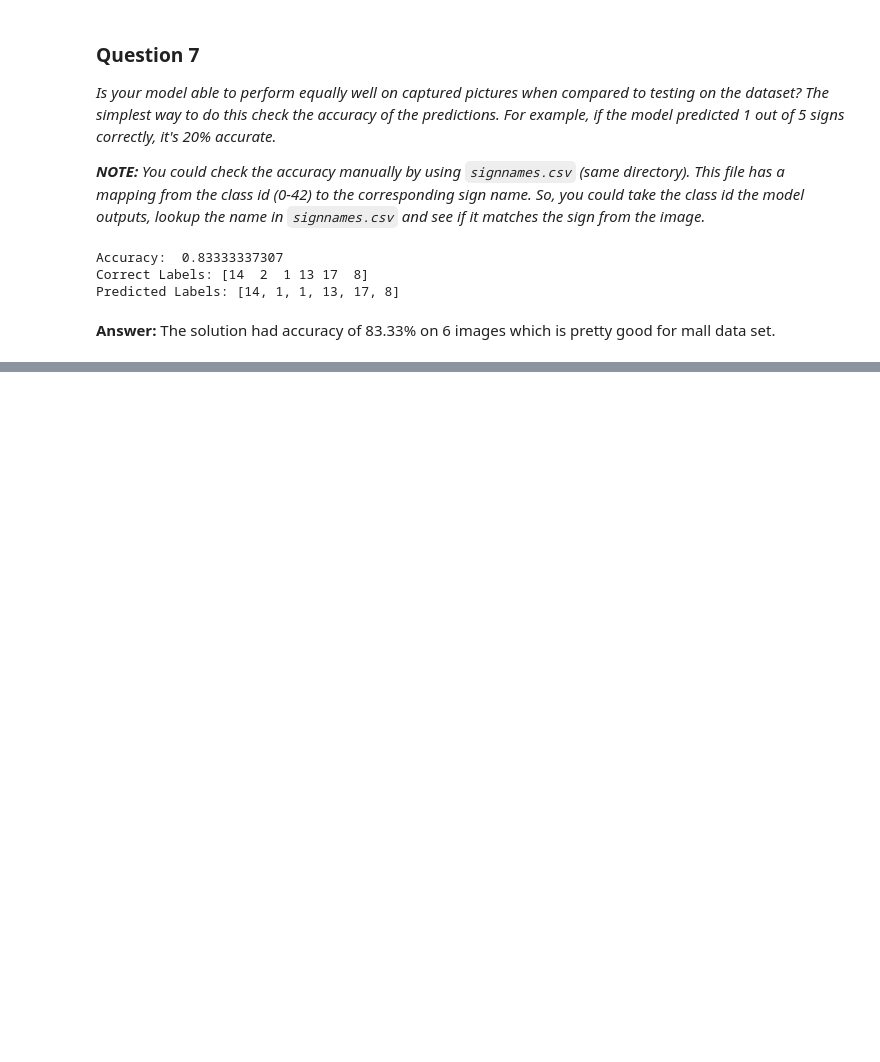
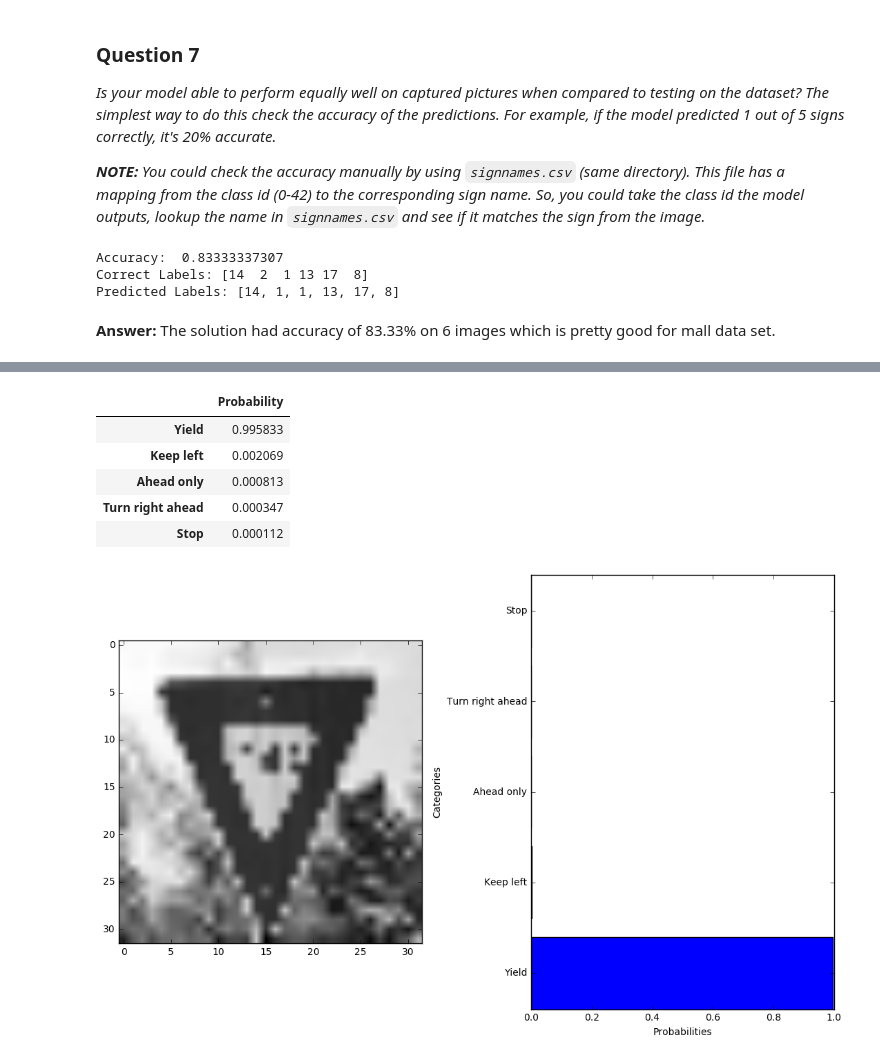
Before and after one commit to kalyanramu/CarND-TrafficSignLab, a Jupyter notebook: Traffic_Sign_Classifier-HW.ipynb, the cells around one changed output, grey strips where cells are left out. Cells and saved outputs as stored; diff of their text form; code cells hidden in the pictures; blank space fills up the shorter version.

```diff
--- a/Traffic_Sign_Classifier-HW.ipynb
+++ b/Traffic_Sign_Classifier-HW.ipynb
@@ -572,0 +619,11 @@ Even the image was misclassified as 30km/h, the correct choice is in top 5 candi
+# %%
+df = vis_softmax('trafficsign.meta',[X_vals[3]],top_nprobs =5, category_names = cat_names)
+display(df)
+# %% [output]
+|  | Probability |
+| Yield | 0.995833 |
+| Keep left | 0.002069 |
+| Ahead only | 0.000813 |
+| Turn right ahead | 0.000347 |
+| Stop | 0.000112 |
+[figure, added]
```
Also changed, not shown: parts of 20 cells of this notebook, 2 other files.
